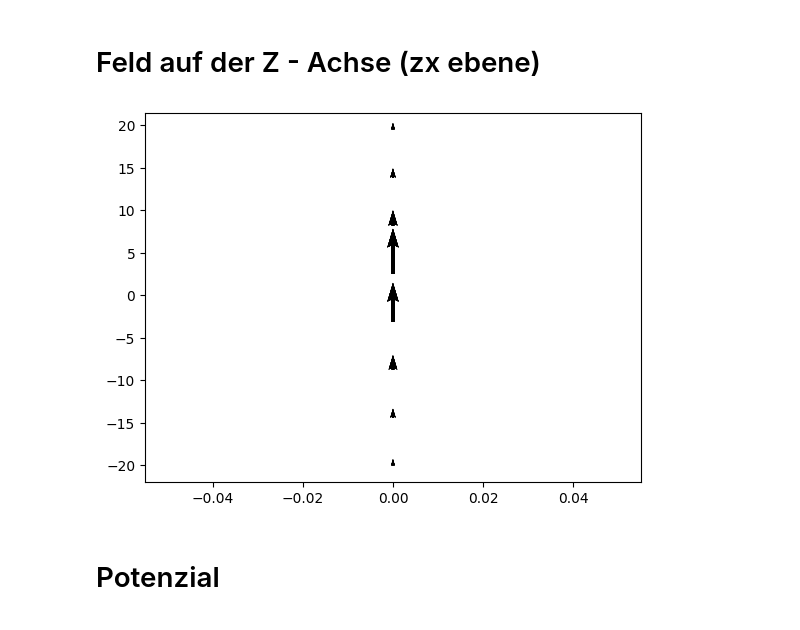
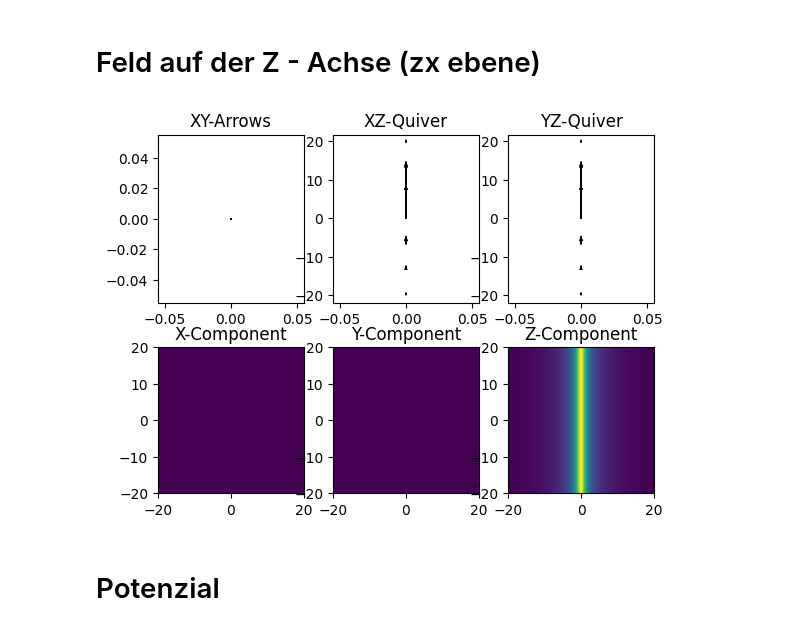
Before and after one commit to Raphael2b3/Uni, a Jupyter notebook: feldtheorie/Magnetostatisches Feld eines Linienstroms(2).ipynb, the cells around one changed output. Cells and saved outputs as stored; diff of their text form; code cells hidden in the pictures.

Commit message:
Refactor magnetostatic field simulation code and add example meshgrid output

```diff
--- a/feldtheorie/Magnetostatisches Feld eines Linienstroms(2).ipynb
+++ b/feldtheorie/Magnetostatisches Feld eines Linienstroms(2).ipynb
@@ -47,11 +44,45 @@ def integral(integrant,range, shape):
     for x in range:
         out += integrant(x)*dx
     return out
-
-
+@np.vectorize
+def dirac(x):
+    if x < 0.001:
+        return 1
+    else:
+        return 0
+def plot3dSlice(title,):
+    plt.title("XY-Arrows")
+    #plt.quiver(point_x, point_y, arrow_x, arrow_y, scale=scale)
+    plt.show()
 def plot3dVectField(points, arrows, n_arrows=5,scale=1):
+    fig, axs = plt.subplots(2,3)
+    #print("Plotting")
     div = samples//n_arrows
-    plt.quiver(points[0][::div,::div], points[1][::div,::div], arrows[0][::div,::div],arrows[1][::div,::div], scale=scale)
+    point_x = points[0][::div,::div,::div]
+    point_y = points[1][::div,::div,::div]
+    point_z = points[2][::div,::div,::div]
+    arrow_x = arrows[0][::div,::div,::div]
+    arrow_y = arrows[1][::div,::div,::div]
+    arrow_z = arrows[2][::div,::div,::div]
+    mid_index = len(point_x)//2
+    """ax = plt.figure().add_subplot(projection="3d")
+    ax.quiver(point_x,point_y,point_z,arrow_x,arrow_y,arrow_z, length=0.5)
+    ax.scatter([xmin,xmax],[ymin,ymax],[zmin,zmax],color="red")
+    """
+    #plt.show()
+    axs[0][0].set_title("XY-Arrows")
+    axs[0][0].quiver(point_x[::,::,mid_index], point_y[::,::,mid_index], arrow_x[::,::,mid_index], arrow_y[::,::,mid_index], scale=scale)
+    axs[0][1].set_title("XZ-Quiver")
+    axs[0][1].quiver(point_x[::,mid_index,::], point_z[::,mid_index,::],  arrow_x[::,mid_index,::], arrow_z[::,mid_index,::], scale=scale)
+    axs[0][2].set_title("YZ-Quiver")
+    axs[0][2].quiver(point_y[mid_index,::,::], point_z[mid_index,::,::],  arrow_y[mid_index,::,::], arrow_z[mid_index,::,::], scale=scale)
+    mid_index = len(arrows[0])//2
+    axs[1][0].set_title("X-Component")
+    axs[1][0].imshow(arrows[0][::,::,mid_index],extent=(xmin,xmax,xmin,xmax))
+    axs[1][1].set_title("Y-Component")
+    axs[1][1].imshow(arrows[1][::,::,mid_index],extent=(ymin,ymax,ymin,ymax))
+    axs[1][2].set_title("Z-Component")
+    axs[1][2].imshow(arrows[2][::,mid_index,::],extent=(zmin,zmax,zmin,zmax))
     plt.show()
 # %% [markdown]
 # Magnetostatisches Feld eines Linienstroms
@@ -84,11 +116,11 @@ plot3dVectField([ortskurve_X, ortskurve_Y], [stromdichte_x, stromdichte_y], n_ar
 # %% [markdown]
 # Feld auf der Z - Achse (zx ebene)
 # %%
-scalar = (2*np.sqrt(1+z**2))**-1
+scalar = 160*(2*np.sqrt(1+z**2))**-1
 field_on_axis = np.array([zero,zero,scalar])
-plot3dVectField([zero,z],[field_on_axis[0], field_on_axis[2]], n_arrows=7, scale=2)
+plot3dVectField([zero,zero,z],field_on_axis, n_arrows=6, scale=200)
 # %% [output]
-[figure, old version]
+[figure, new version]
 # %% [markdown]
 # Potenzial
 # %%
```
Also changed, not shown: parts of 6 cells of this notebook, 1 other file.
